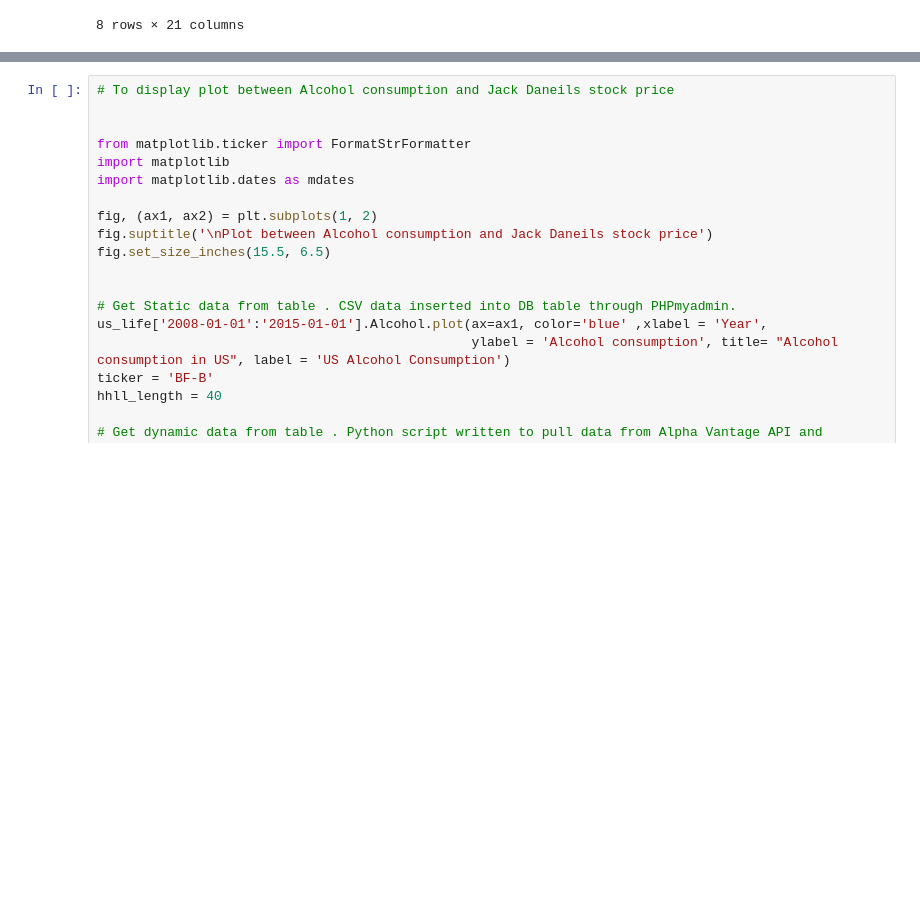
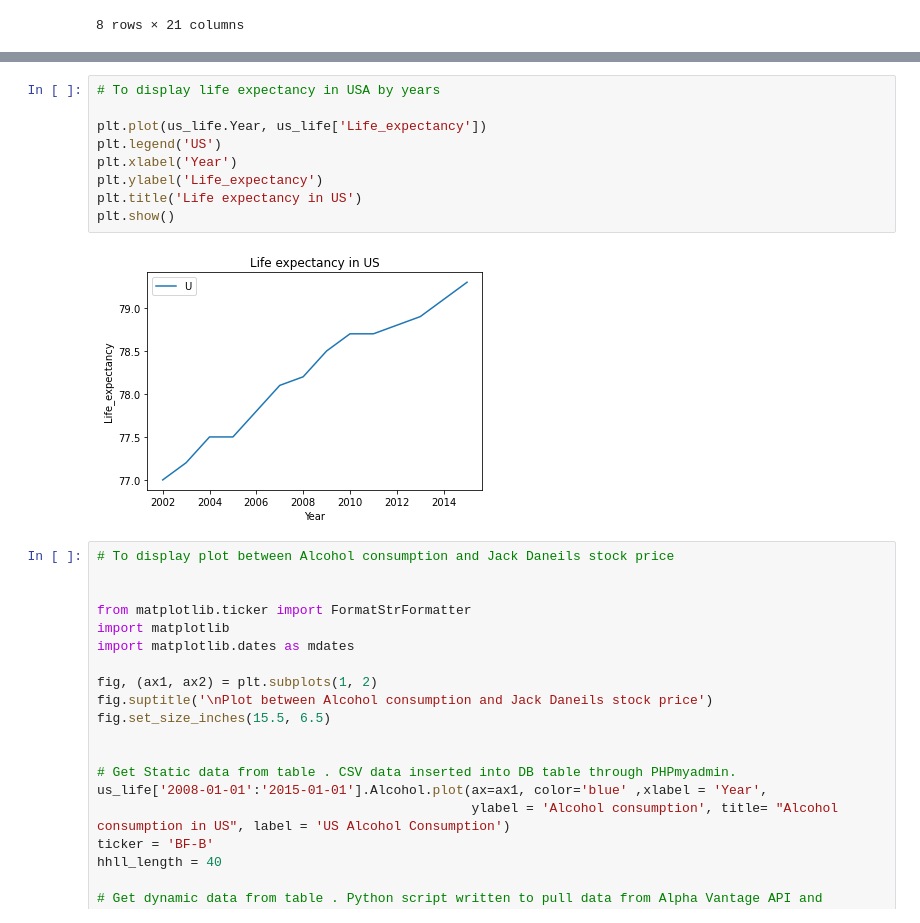
Before and after one commit to BilkisKhan/BIDS_FINAL_PROJECT, a Jupyter notebook: Final_Project.ipynb, the cells around one changed output, grey strips where cells are left out. Cells and saved outputs as stored; diff of their text form; blank space fills up the shorter version.

```diff
--- a/Final_Project.ipynb
+++ b/Final_Project.ipynb
@@ -44,3 +72,14 @@ DB_Static_data.describe()
+# %%
+# To display life expectancy in USA by years
+
+plt.plot(us_life.Year, us_life['Life_expectancy'])
+plt.legend('US')
+plt.xlabel('Year')
+plt.ylabel('Life_expectancy')
+plt.title('Life expectancy in US')
+plt.show()
+# %% [output]
+[figure, added]
 # %%
 # To display plot between Alcohol consumption and Jack Daneils stock price
 
```
Also changed, not shown: parts of 3 cells of this notebook.
